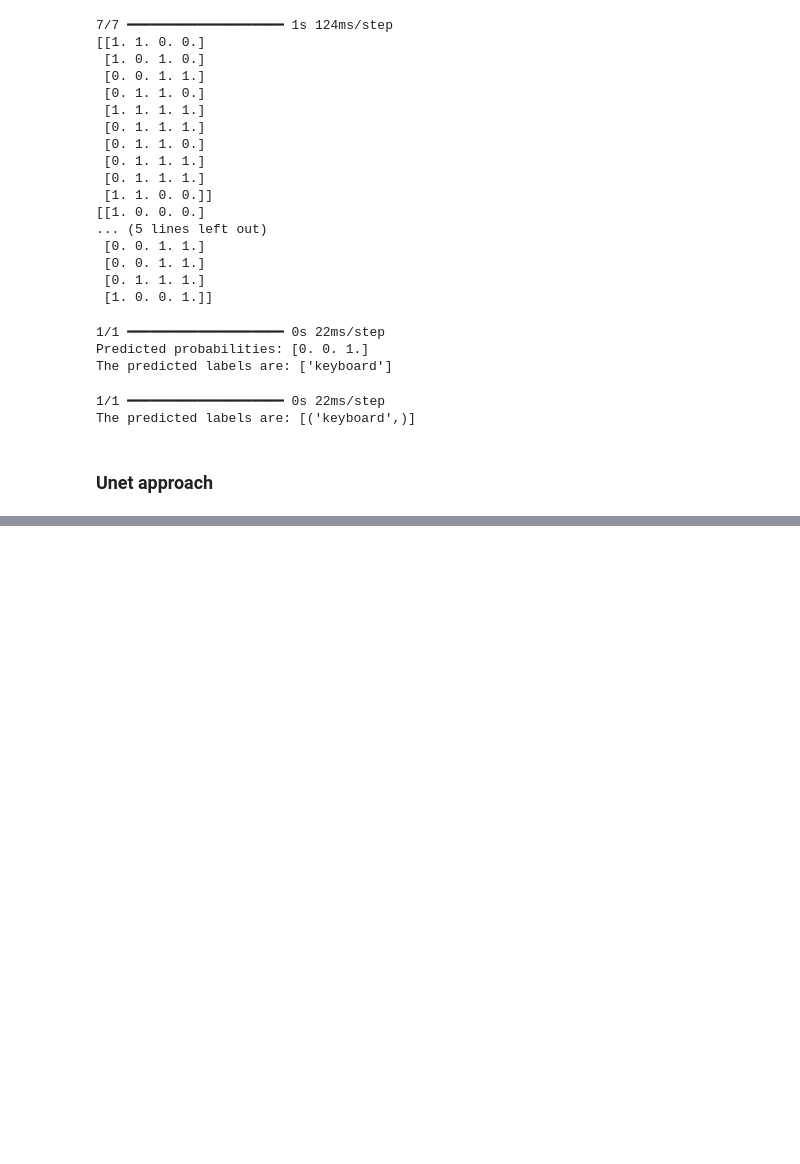
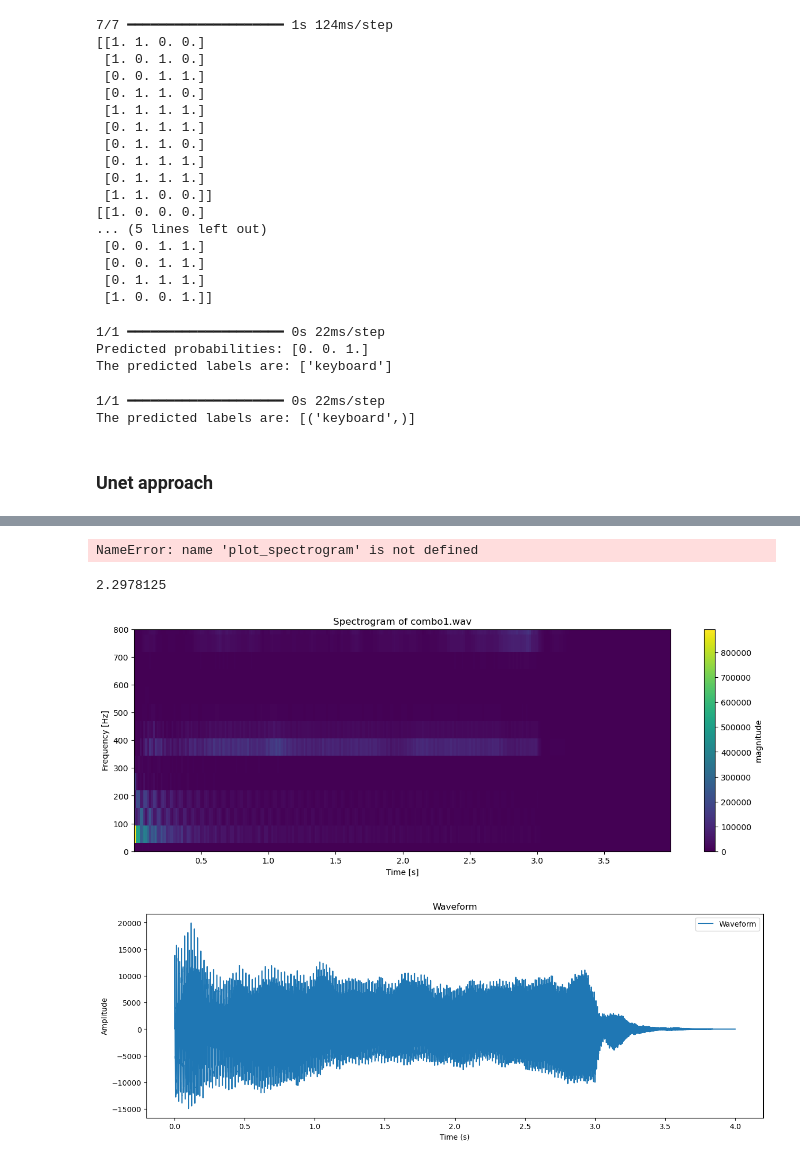
Before and after one commit to JanMcKenzie/AudioNNRep, a Jupyter notebook: final_project.ipynb, the cells around one changed output, grey strips where cells are left out. Cells and saved outputs as stored; diff of their text form; code cells hidden in the pictures; blank space fills up the shorter version.

```diff
--- a/final_project.ipynb
+++ b/final_project.ipynb
@@ -753,0 +1376,57 @@ for i, source in enumerate(output_tensor):
+# %%
+#Plot the spectgram of the sum separated audio files subtracted from the original audio file
+
+# Load the original audio file
+original_waveform, sr = librosa.load('combo2.wav', sr=None)
+
+# Load the separated audio files
+separated_waveforms = []
+for i in range(2):
+    separated_waveform, sr = librosa.load(f'output_audio/source_{i}.wav', sr=None)
+    separated_waveforms.append(separated_waveform)
+
+# Sum the separated waveforms
+sum_separated_waveform = np.sum(separated_waveforms, axis=0)
+
+# Subtract the sum of the separated waveforms from the original waveform
+diff_waveform =   sum_separated_waveform -original_waveform
+
+# Compute the spectrogram of the difference waveform
+diff_spectrogram = waveform_to_spectogram(diff_waveform)
+
+# Plot the spectrogram of the difference waveform
+
+plot_spectrogram(diff_waveform, sr, 'Spectrogram of Difference Waveform')
+# %% [output]
+NameError: name 'plot_spectrogram' is not defined
+# %%
+36765/16000
+# %% [output]
+2.2978125
+# %%
+# Plot the spectrogram of combo1.wav
+import matplotlib.pyplot as plt
+import numpy as np
+import scipy.signal as signal
+
+# Read the waveform from the .wav file
+waveform, params = read_wav_file_scipy('combo1.wav')
+
+# Compute the spectrogram
+f, t, Zxx = signal.spectrogram(waveform, fs=16000)
+
+# Plot the spectrogram
+plt.figure(figsize=(15, 5))
+plt.pcolormesh(t, f, Zxx)
+plt.title('Spectrogram of combo1.wav')
+plt.ylabel('Frequency [Hz]')
+plt.xlabel('Time [s]')
+plt.ylim(0,800)
+plt.colorbar(label='magnitude')
+plt.show()
+
+# Plot the wave function of the .wav file
+plot_waveform(waveform, 16000)
+# %% [output]
+[figure, added]
+[figure, added]
```
Also changed, not shown: parts of 28 cells of this notebook.
